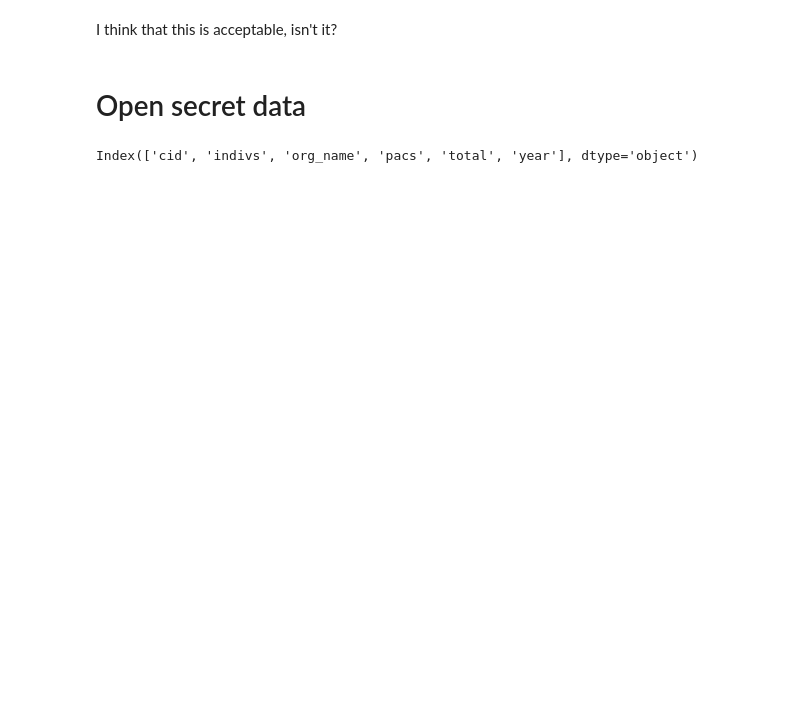
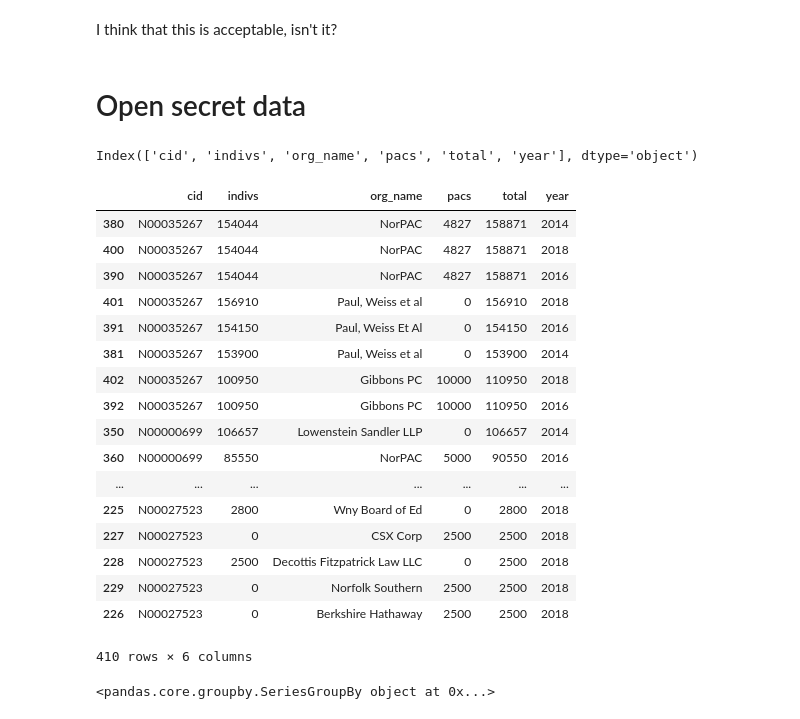
Before and after one commit to shoshievass/LobbyNetworks, a Jupyter notebook: new_analysis.ipynb, the cells around one changed output. Drawn from its saved outputs; the diff is of its cells as text; code cells hidden in the pictures; blank space fills up the shorter version.

```diff
--- a/new_analysis.ipynb
+++ b/new_analysis.ipynb
@@ -130,3 +130,31 @@ dfContrib=createDataFrame("candContrib.json")
 dfContrib.columns
 # %% [output]
 Index(['cid', 'indivs', 'org_name', 'pacs', 'total', 'year'], dtype='object')
+# %%
+dfContrib.total=dfContrib.total.apply(int)#.sort_index()#'total')
+# %%
+dfContrib.sort_values(by='total', ascending=False)
+# %% [output]
+|  | cid | indivs | org_name | pacs | total | year |
+| 380 | N00035267 | 154044 | NorPAC | 4827 | 158871 | 2014 |
+| 400 | N00035267 | 154044 | NorPAC | 4827 | 158871 | 2018 |
+| 390 | N00035267 | 154044 | NorPAC | 4827 | 158871 | 2016 |
+| 401 | N00035267 | 156910 | Paul, Weiss et al | 0 | 156910 | 2018 |
+| 391 | N00035267 | 154150 | Paul, Weiss Et Al | 0 | 154150 | 2016 |
+| 381 | N00035267 | 153900 | Paul, Weiss et al | 0 | 153900 | 2014 |
+| 402 | N00035267 | 100950 | Gibbons PC | 10000 | 110950 | 2018 |
+| 392 | N00035267 | 100950 | Gibbons PC | 10000 | 110950 | 2016 |
+| 350 | N00000699 | 106657 | Lowenstein Sandler LLP | 0 | 106657 | 2014 |
+| 360 | N00000699 | 85550 | NorPAC | 5000 | 90550 | 2016 |
+| ... | ... | ... | ... | ... | ... | ... |
+| 225 | N00027523 | 2800 | Wny Board of Ed | 0 | 2800 | 2018 |
+| 227 | N00027523 | 0 | CSX Corp | 2500 | 2500 | 2018 |
+| 228 | N00027523 | 2500 | Decottis Fitzpatrick Law LLC | 0 | 2500 | 2018 |
+| 229 | N00027523 | 0 | Norfolk Southern | 2500 | 2500 | 2018 |
+| 226 | N00027523 | 0 | Berkshire Hathaway | 2500 | 2500 | 2018 |
+410 rows × 6 columns
+# %%
+grouped=dfContrib['total'].groupby(dfContrib['year'])
+grouped
+# %% [output]
+<pandas.core.groupby.SeriesGroupBy object at 0x...>
```
Also changed, not shown: parts of 4 cells of this notebook, 1 other file.
